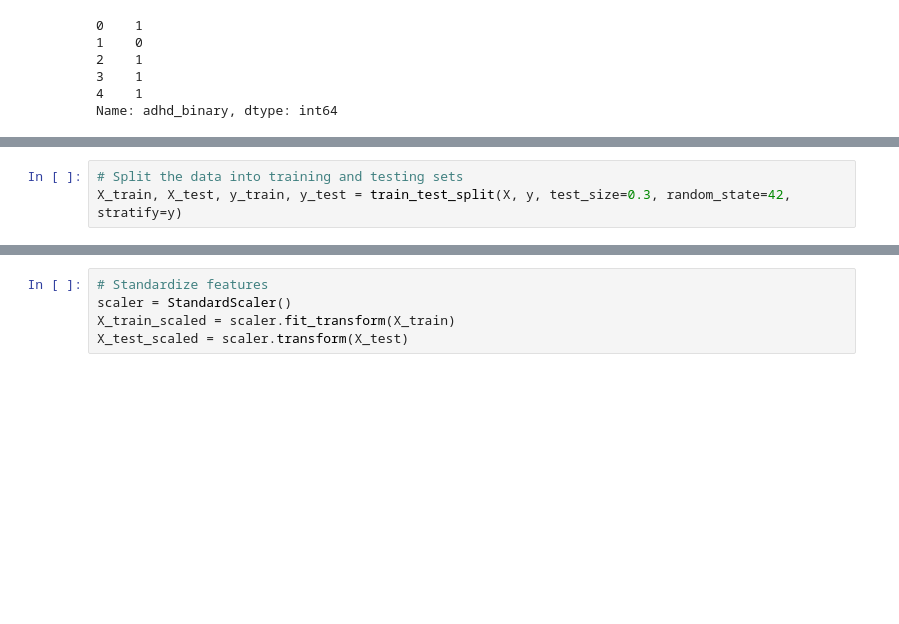
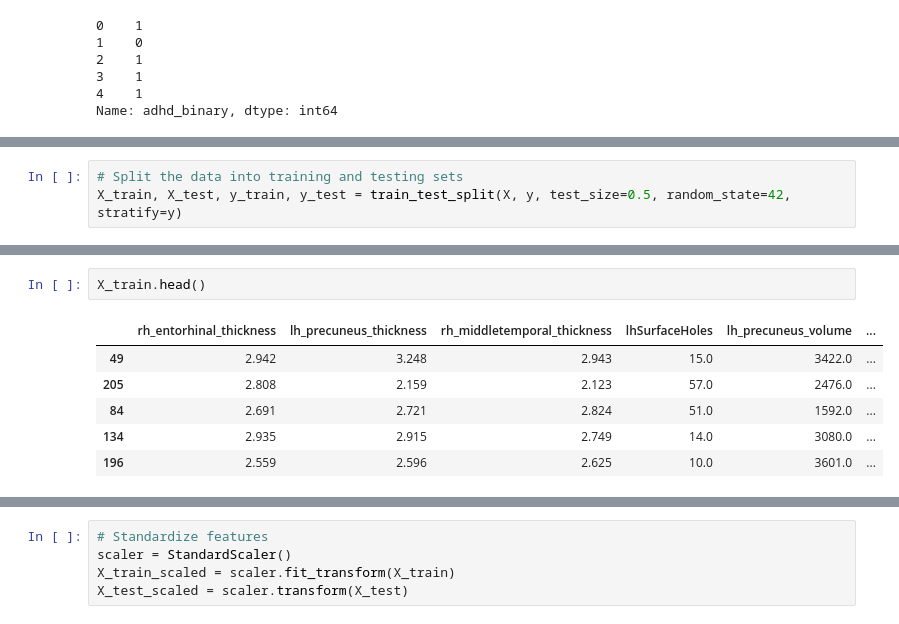
Before and after one commit to stevenang/data_processing, a Jupyter notebook: svm_classifier_v2.ipynb, the cells around one changed output, grey strips where cells are left out. Drawn from its saved outputs; the diff is of its cells as text; blank space fills up the shorter version.

```diff
--- a/svm_classifier_v2.ipynb
+++ b/svm_classifier_v2.ipynb
@@ -94,3 +103,3 @@ Name: adhd_binary, dtype: int64
 # %%
 # Split the data into training and testing sets
-X_train, X_test, y_train, y_test = train_test_split(X, y, test_size=0.3, random_state=42, stratify=y)
+X_train, X_test, y_train, y_test = train_test_split(X, y, test_size=0.5, random_state=42, stratify=y)
@@ -96,0 +117,9 @@ X_train, X_test, y_train, y_test = train_test_split(X, y, test_size=0.3, random_
+# %%
+X_train.head()
+# %% [output]
+|  | rh_entorhinal_thickness | lh_precuneus_thickness | rh_middletemporal_thickness | lhSurfaceHoles | lh_precuneus_volume | ... |
+| 49 | 2.942 | 3.248 | 2.943 | 15.0 | 3422.0 | ... |
+| 205 | 2.808 | 2.159 | 2.123 | 57.0 | 2476.0 | ... |
+| 84 | 2.691 | 2.721 | 2.824 | 51.0 | 1592.0 | ... |
+| 134 | 2.935 | 2.915 | 2.749 | 14.0 | 3080.0 | ... |
+| 196 | 2.559 | 2.596 | 2.625 | 10.0 | 3601.0 | ... |
```
Also changed, not shown: parts of 7 cells of this notebook.
